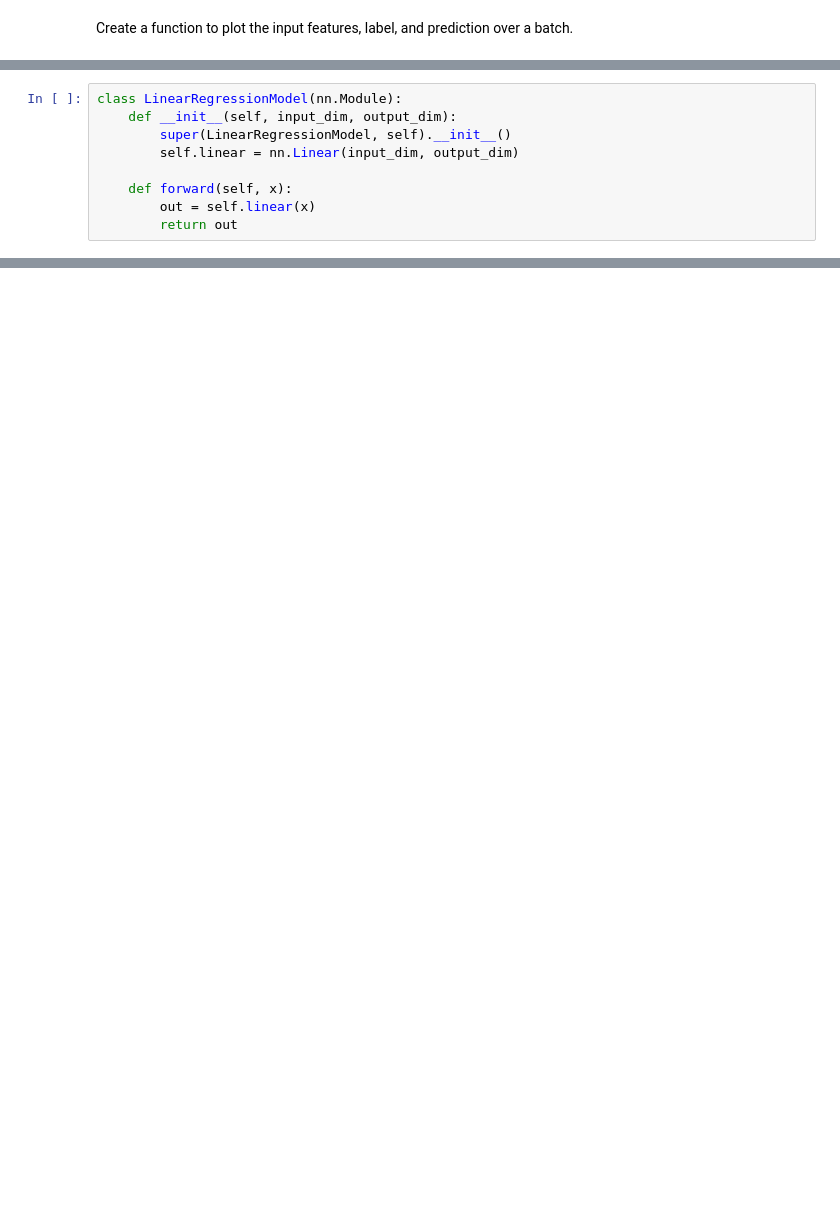
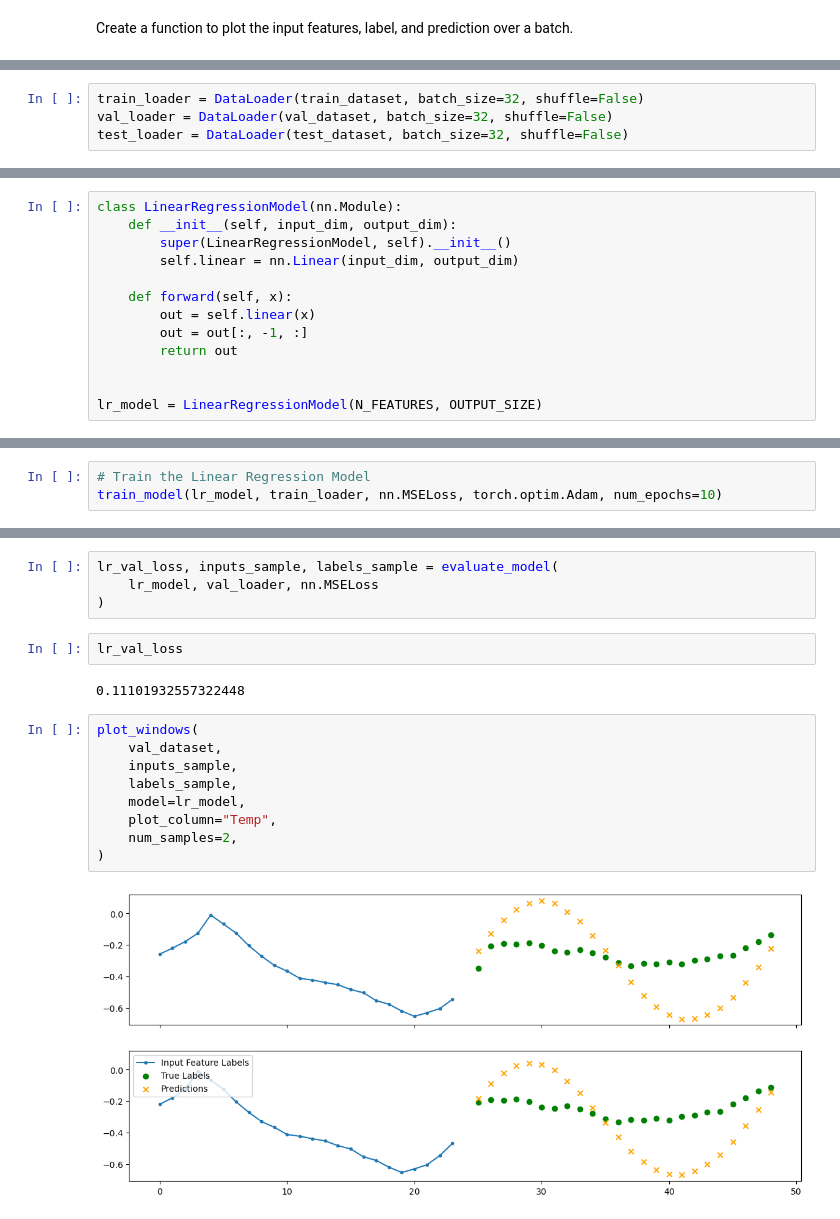
Before and after one commit to MMostafa-Hub/forecasting-torch, a Jupyter notebook: notebooks/modeling.ipynb, the cells around one changed output, grey strips where cells are left out. Cells and saved outputs as stored; diff of their text form; blank space fills up the shorter version.

```diff
--- a/notebooks/modeling.ipynb
+++ b/notebooks/modeling.ipynb
@@ -134 +247,5 @@ for batch in train_dataloader:
+# %%
+train_loader = DataLoader(train_dataset, batch_size=32, shuffle=False)
+val_loader = DataLoader(val_dataset, batch_size=32, shuffle=False)
+test_loader = DataLoader(test_dataset, batch_size=32, shuffle=False)
 # %% [markdown]
@@ -143,4 +260,8 @@ class LinearRegressionModel(nn.Module):
 
     def forward(self, x):
         out = self.linear(x)
+        out = out[:, -1, :]
         return out
+
+
+lr_model = LinearRegressionModel(N_FEATURES, OUTPUT_SIZE)
@@ -148,0 +268,3 @@ class LinearRegressionModel(nn.Module):
+# %%
+# Train the Linear Regression Model
+train_model(lr_model, train_loader, nn.MSELoss, torch.optim.Adam, num_epochs=10)
@@ -148,0 +282,19 @@ class LinearRegressionModel(nn.Module):
+# %%
+lr_val_loss, inputs_sample, labels_sample = evaluate_model(
+    lr_model, val_loader, nn.MSELoss
+)
+# %%
+lr_val_loss
+# %% [output]
+0.11101932557322448
+# %%
+plot_windows(
+    val_dataset,
+    inputs_sample,
+    labels_sample,
+    model=lr_model,
+    plot_column="Temp",
+    num_samples=2,
+)
+# %% [output]
+[figure, added]
```
Also changed, not shown: parts of 42 cells of this notebook, 2 other files.
